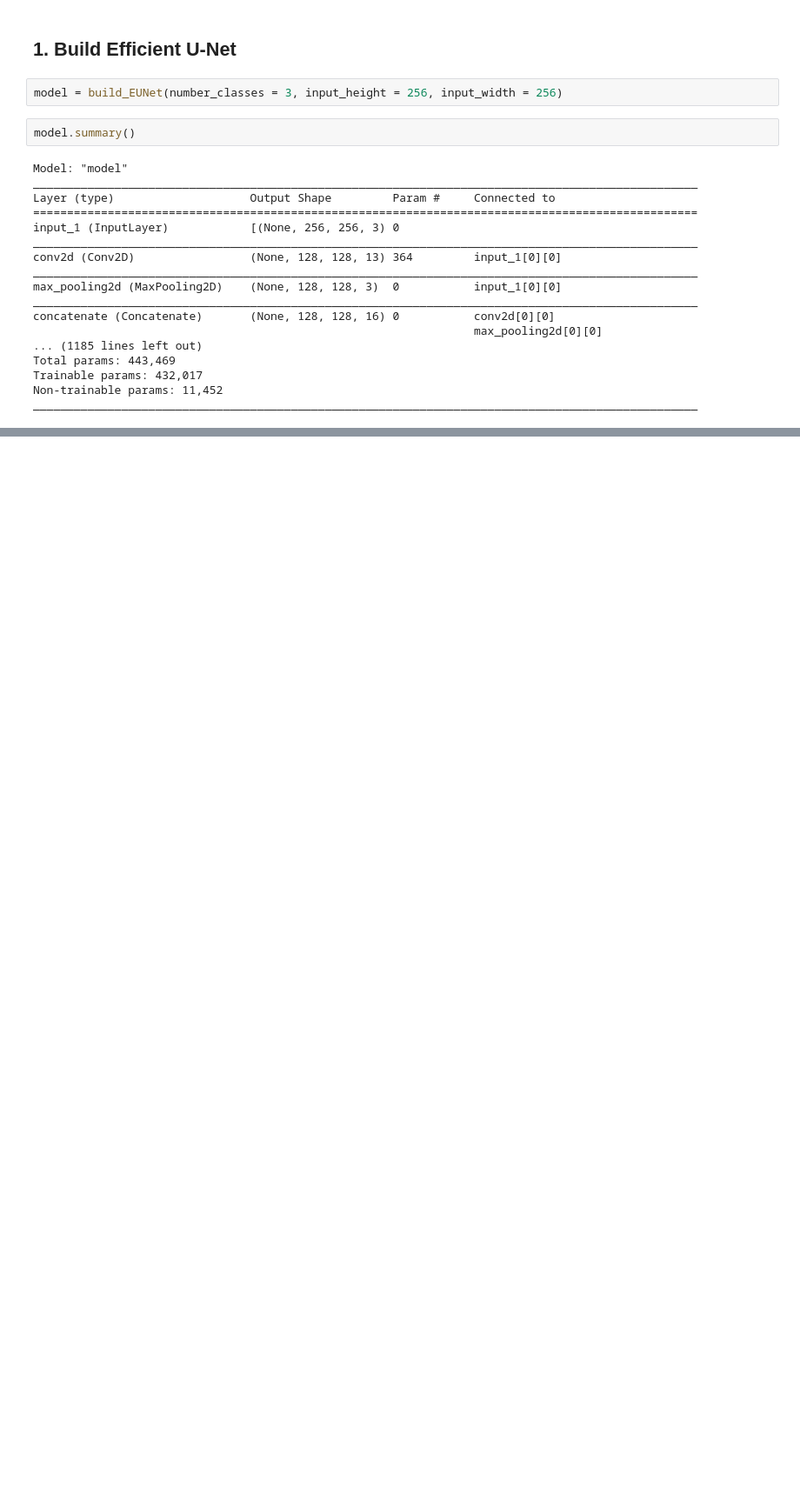
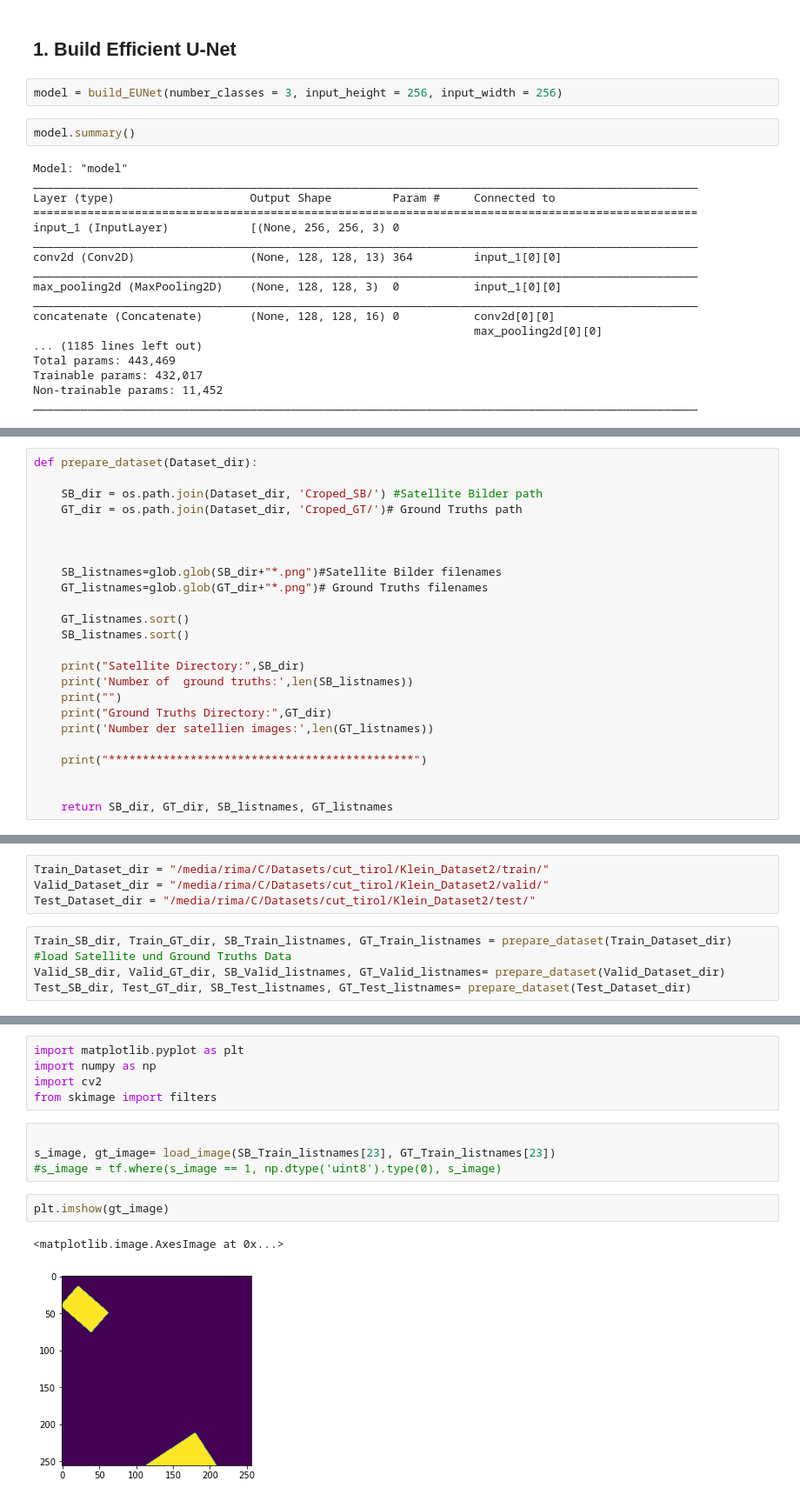
Before and after one commit to A2Amir/A-new-efficient-lightweight-semantic-segmentation-Network, a Jupyter notebook: Code/Train.ipynb, the cells around one changed output, grey strips where cells are left out. Shown at 87% size. Drawn from its saved outputs; the diff is of its cells as text; blank space fills up the shorter version.

```diff
--- a/Code/Train.ipynb
+++ b/Code/Train.ipynb
@@ -41,0 +41,24 @@ model.compile(loss=loss, optimizer='adam')
+# %%
+def prepare_dataset(Dataset_dir):
+
+    SB_dir = os.path.join(Dataset_dir, 'Croped_SB/') #Satellite Bilder path
+    GT_dir = os.path.join(Dataset_dir, 'Croped_GT/')# Ground Truths path
+
+
+
+    SB_listnames=glob.glob(SB_dir+"*.png")#Satellite Bilder filenames
+    GT_listnames=glob.glob(GT_dir+"*.png")# Ground Truths filenames
+
+    GT_listnames.sort()
+    SB_listnames.sort()
+
+    print("Satellite Directory:",SB_dir)
+    print('Number of  ground truths:',len(SB_listnames))
+    print("")
+    print("Ground Truths Directory:",GT_dir)
+    print('Number der satellien images:',len(GT_listnames))
+
+    print("*********************************************")
+
+
+    return SB_dir, GT_dir, SB_listnames, GT_listnames
@@ -41,0 +99,8 @@ model.compile(loss=loss, optimizer='adam')
+# %%
+Train_Dataset_dir = "/media/rima/C/Datasets/cut_tirol/Klein_Dataset2/train/"
+Valid_Dataset_dir = "/media/rima/C/Datasets/cut_tirol/Klein_Dataset2/valid/"
+Test_Dataset_dir = "/media/rima/C/Datasets/cut_tirol/Klein_Dataset2/test/"
+# %%
+Train_SB_dir, Train_GT_dir, SB_Train_listnames, GT_Train_listnames = prepare_dataset(Train_Dataset_dir) #load Satellite und Ground Truths Data
+Valid_SB_dir, Valid_GT_dir, SB_Valid_listnames, GT_Valid_listnames= prepare_dataset(Valid_Dataset_dir)
+Test_SB_dir, Test_GT_dir, SB_Test_listnames, GT_Test_listnames= prepare_dataset(Test_Dataset_dir)
@@ -41,0 +145,14 @@ model.compile(loss=loss, optimizer='adam')
+# %%
+import matplotlib.pyplot as plt
+import numpy as np
+import cv2
+from skimage import filters
+# %%
+
+s_image, gt_image= load_image(SB_Train_listnames[23], GT_Train_listnames[23])
+#s_image = tf.where(s_image == 1, np.dtype('uint8').type(0), s_image)
+# %%
+plt.imshow(gt_image)
+# %% [output]
+<matplotlib.image.AxesImage at 0x...>
+[figure, added]
```
Also changed, not shown: parts of 15 cells of this notebook, 2 other files.
